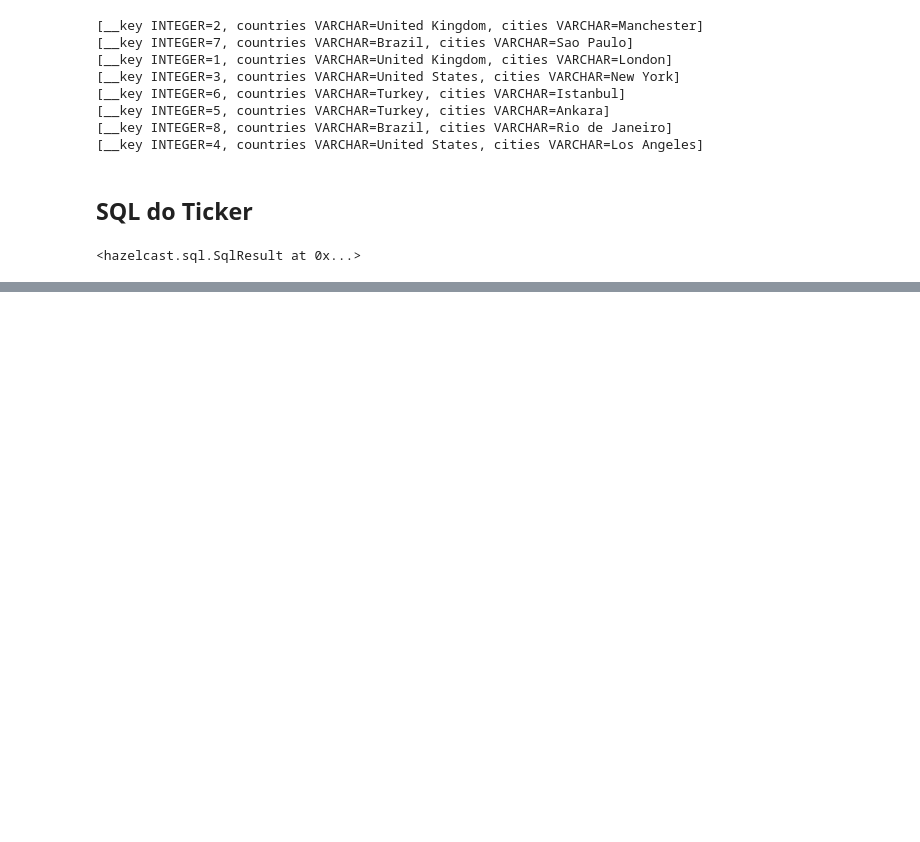
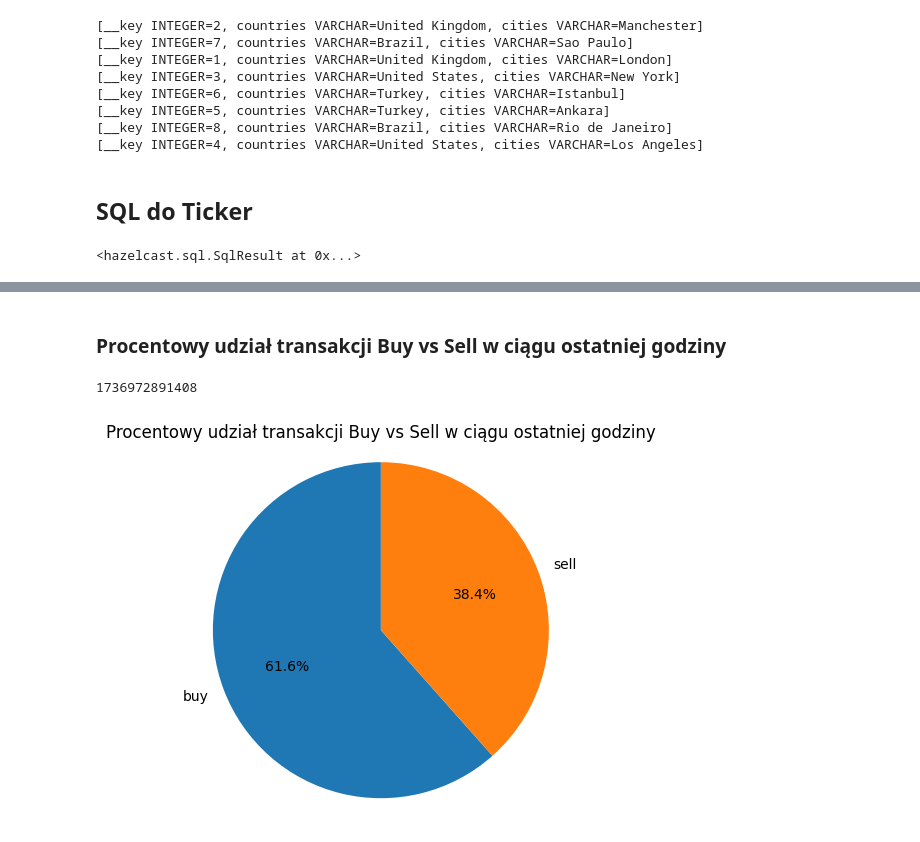
Before and after one commit to adabd-pl/adzd-project, a Jupyter notebook: notebook.ipynb, the cells around one changed output, grey strips where cells are left out. Saved outputs shown, nothing was run; the diff lists cells and outputs as text; code cells hidden in the pictures; blank space fills up the shorter version.

```diff
--- a/notebook.ipynb
+++ b/notebook.ipynb
@@ -115,0 +248,38 @@ for row in result_trades:
+# %% [markdown]
+### Procentowy udział transakcji Buy vs Sell w ciągu ostatniej godziny
+# %%
+from collections import Counter
+
+from datetime import datetime
+
+current_timestamp = int(datetime.utcnow().timestamp() * 1000)
+print(current_timestamp)
+
+query = f"""
+SELECT
+    JSON_VALUE(this, '$.side' RETURNING VARCHAR) AS transaction_type,
+    JSON_VALUE(this, '$.time_unix' RETURNING BIGINT) AS transaction_time
+FROM coinbase_trades
+WHERE JSON_VALUE(this, '$.product_id' RETURNING VARCHAR) = 'BTC-USD'
+    AND JSON_VALUE(this, '$.time_unix' RETURNING BIGINT) > {current_timestamp - 3600000}  -- transakcje z ostatniej godziny
+ORDER BY transaction_time;
+"""
+
+result_trades = client.sql.execute(query).result()
+
+transaction_types = [trade["transaction_type"] for trade in result_trades]
+
+counter = Counter(transaction_types)
+
+labels = counter.keys()
+sizes = counter.values()
+
+fig, ax = plt.subplots()
+ax.pie(sizes, labels=labels, autopct='%1.1f%%', startangle=90)
+ax.axis('equal')
+
+plt.title("Procentowy udział transakcji Buy vs Sell w ciągu ostatniej godziny")
+plt.show()
+# %% [output]
+1736972891408
+[figure, added]
```
Also changed, not shown: parts of 10 cells of this notebook, 1 other file.
